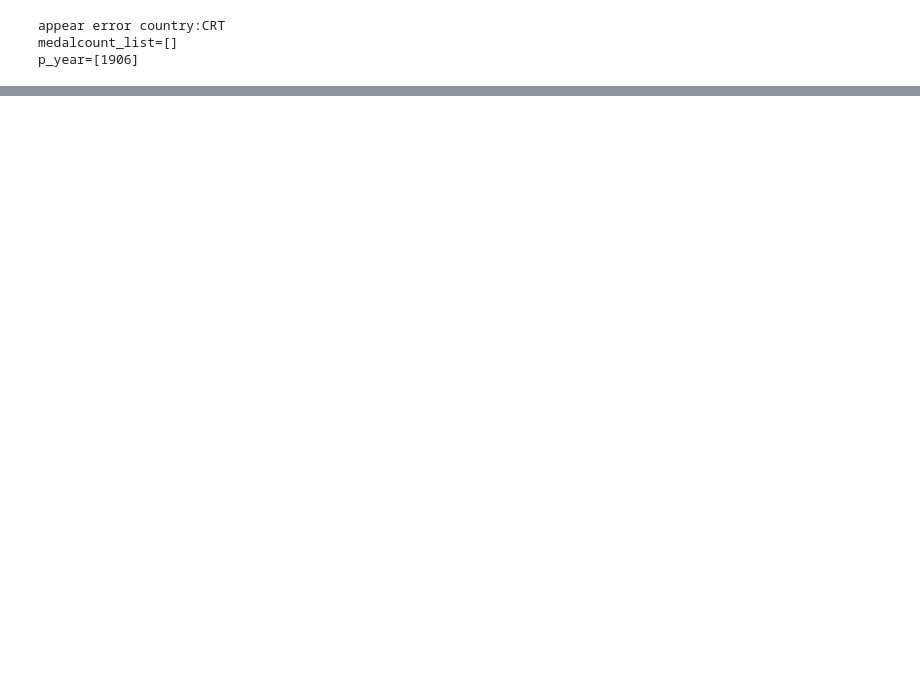
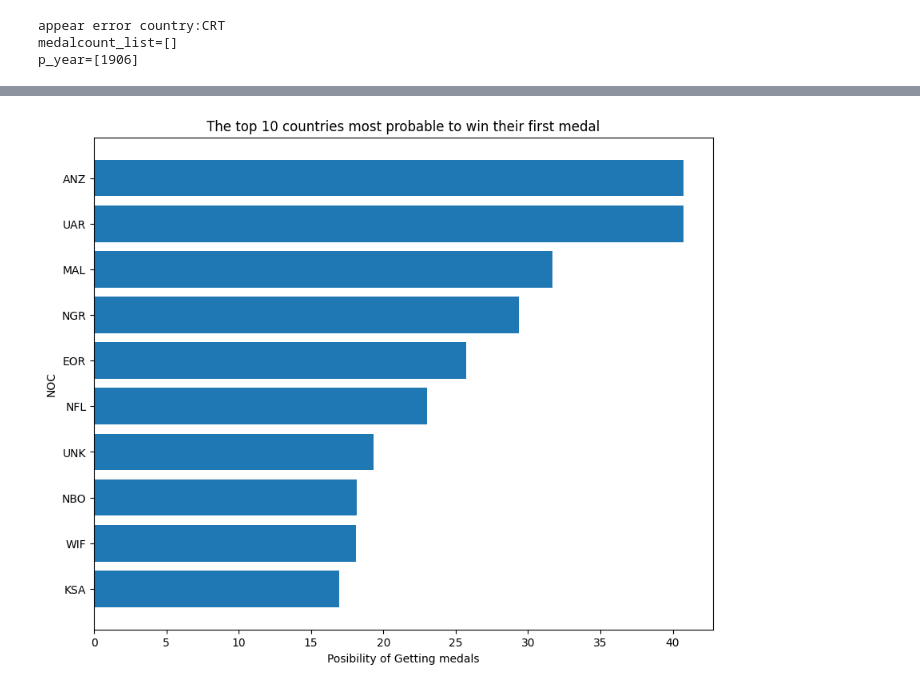
Before and after one commit to VicissitudeChat9619/MCM_Document, a Jupyter notebook: code/C_2.ipynb, the cells around one changed output, grey strips where cells are left out. Cells and saved outputs as stored; diff of their text form; code cells hidden in the pictures; blank space fills up the shorter version.

```diff
--- a/code/C_2.ipynb
+++ b/code/C_2.ipynb
@@ -243,0 +258,15 @@ plt.show()
+# %%
+# 进行2028年的预测
+# 得到如今依旧没有获奖的国家
+# print(noc_o_list)
+# 预测每个国家的拿奖概率
+noc_o_p = dict()
+for i in noc_o_list.keys():
+    # print(noc_o_list[i])
+    x = noc_o_list[i]
+    x = np.array(x)
+    x = x.reshape((1, 3))
+    ans = model.predict(x)
+    # 百分化
+    noc_o_p[i] = ans[0][0] * 100
+noc_o_p
@@ -243,0 +308,21 @@ plt.show()
+# %%
+o_p = [noc_o_p[i] for i in noc_o_p.keys()]
+o_p = np.array(o_p)
+noc_o = list(noc_o_list.keys())
+noc_o = np.array(noc_o)
+indices = np.argsort(o_p)
+show_indices = indices[::-1][0:10]
+try:
+    plt.figure(figsize=(10, 8))
+    plt.title("The top 10 countries most probable to win their first medal")
+    plt.barh(noc_o[show_indices], [noc_o_p[i] for i in noc_o[show_indices]])
+    plt.gca().invert_yaxis()
+    plt.ylabel("NOC")
+    plt.xlabel("Posibility of Getting medals")
+    plt.show()
+
+except:
+    print(show_indices)
+    print(noc_o[show_indices])
+# %% [output]
+[figure, added]
```
Also changed, not shown: parts of 6 cells of this notebook.
